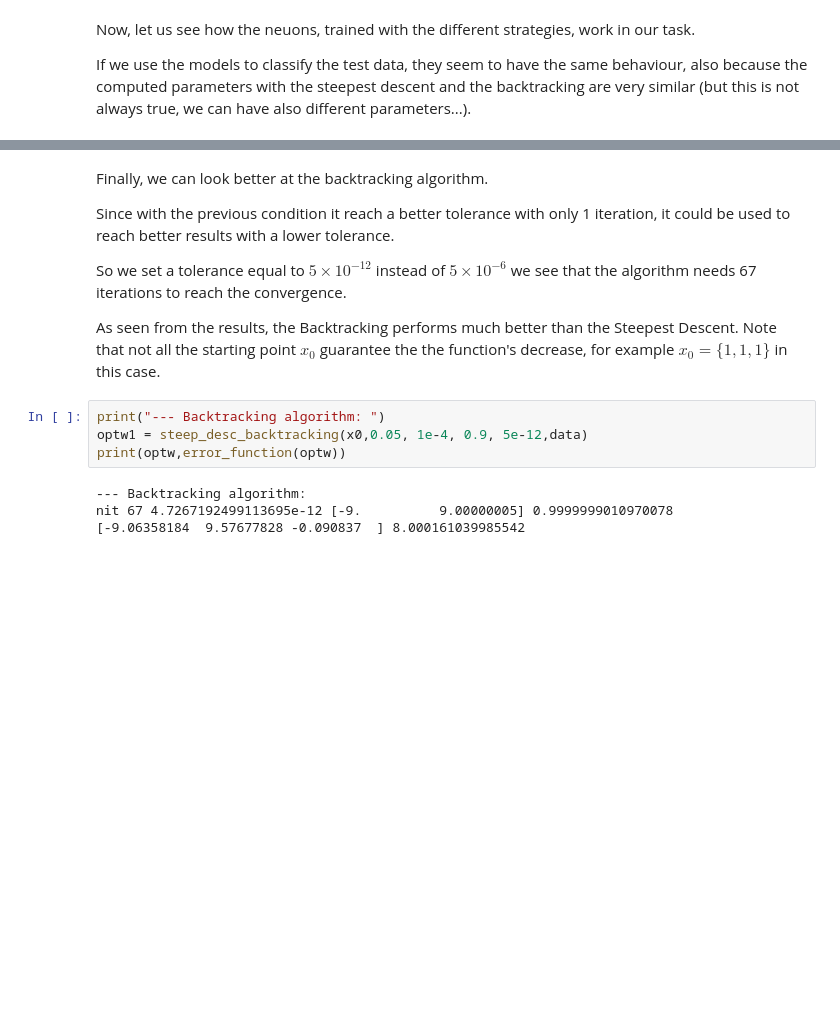
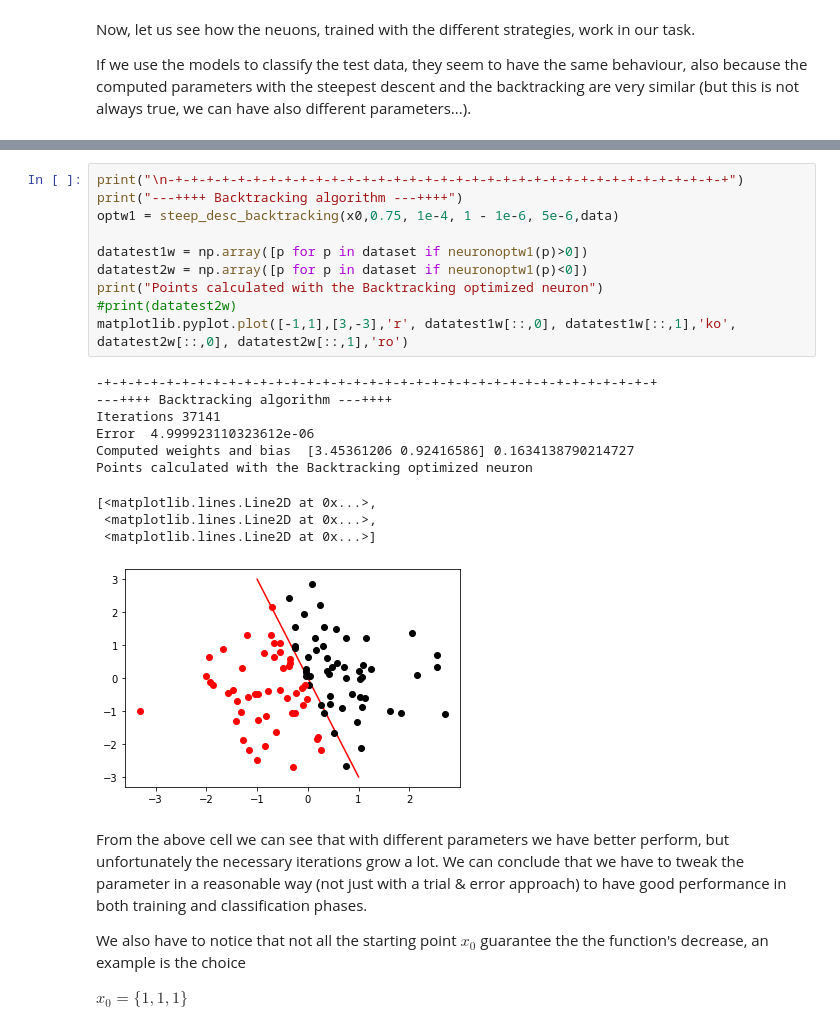
Before and after one commit to andmon97/numeircalMethods, a Jupyter notebook: Montemurro_Andrea_exam_January_19_2022.ipynb, the cells around one changed output, grey strips where cells are left out. Cells and saved outputs as stored; diff of their text form; blank space fills up the shorter version.

```diff
--- a/Montemurro_Andrea_exam_January_19_2022.ipynb
+++ b/Montemurro_Andrea_exam_January_19_2022.ipynb
@@ -765,17 +788,28 @@ matplotlib.pyplot.plot([-1,1],[3,-3],'r', datatest1[::,0], datatest1[::,1],'ko',
+# %%
+print("\n-+-+-+-+-+-+-+-+-+-+-+-+-+-+-+-+-+-+-+-+-+-+-+-+-+-+-+-+-+-+-+-+-+-+-+-+")
+print("---++++ Backtracking algorithm ---++++")
+optw1 = steep_desc_backtracking(x0,0.75, 1e-4, 1 - 1e-6, 5e-6,data)
+
+datatest1w = np.array([p for p in dataset if neuronoptw1(p)>0])
+datatest2w = np.array([p for p in dataset if neuronoptw1(p)<0])
+print("Points calculated with the Backtracking optimized neuron")
+#print(datatest2w)
+matplotlib.pyplot.plot([-1,1],[3,-3],'r', datatest1w[::,0], datatest1w[::,1],'ko',  datatest2w[::,0], datatest2w[::,1],'ro')
+# %% [output]
+-+-+-+-+-+-+-+-+-+-+-+-+-+-+-+-+-+-+-+-+-+-+-+-+-+-+-+-+-+-+-+-+-+-+-+-+
+---++++ Backtracking algorithm ---++++
+Iterations 37141
+Error  4.999923110323612e-06
+Computed weights and bias  [3.45361206 0.92416586] 0.1634138790214727
+Points calculated with the Backtracking optimized neuron
+[<matplotlib.lines.Line2D at 0x...>,
+ <matplotlib.lines.Line2D at 0x...>,
+ <matplotlib.lines.Line2D at 0x...>]
+[figure, added]
 # %% [markdown]
-Finally, we can look better at the backtracking algorithm.
+From the above cell we can see that with different parameters we have better perform, but unfortunately the necessary iterations grow a lot.
+We can conclude that we have to tweak the parameter in a reasonable way (not just with a trial & error approach) to have good performance in both training and classification phases.
 
-Since with the previous condition it reach a better tolerance with only 1 iteration, it could be used to reach better results with a lower tolerance.
+We also have to notice that not all the starting point $x_0$ guarantee the the function's decrease, an example is the choice
 
-So we set a tolerance equal to $5 \times 10^{-12}$ instead of $5 \times 10^{-6}$  we see that the algorithm needs 67 iterations to reach the convergence.
-
-As seen from the results, the Backtracking performs much better than the Steepest Descent.
-Note that not all the starting point $x_0$ guarantee the the function's decrease, for example $x_0 = \{ 1, 1, 1\}$ in this case.
+$x_0 = \{ 1, 1, 1\}$
-# %%
-print("--- Backtracking algorithm: ")
-optw1 = steep_desc_backtracking(x0,0.05, 1e-4, 0.9, 5e-12,data)
-print(optw,error_function(optw))
-# %% [output]
---- Backtracking algorithm:
-nit 67 4.7267192499113695e-12 [-9.          9.00000005] 0.9999999010970078
-[-9.06358184  9.57677828 -0.090837  ] 8.000161039985542
```
Also changed, not shown: parts of 13 cells of this notebook.
